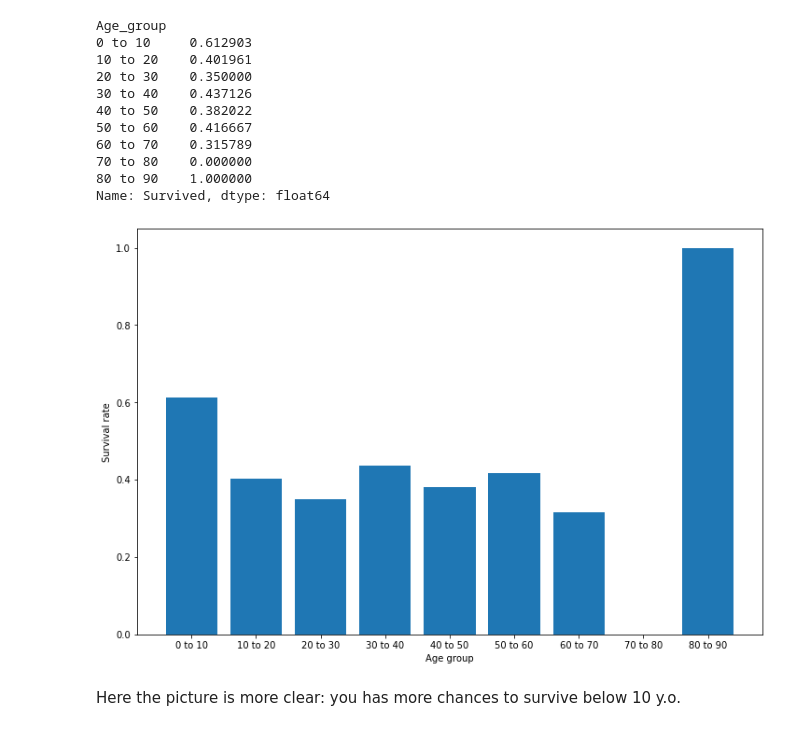
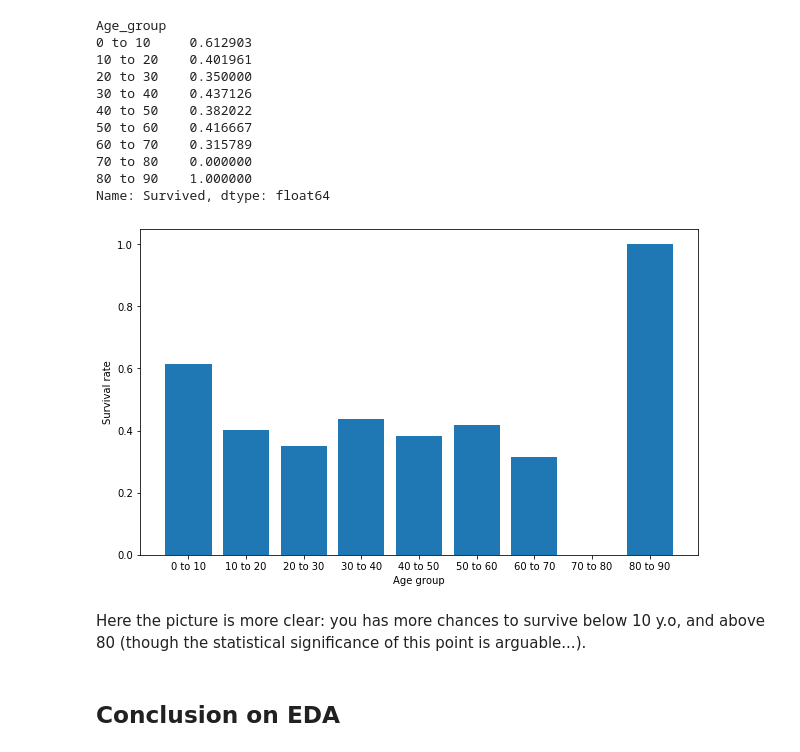
Before and after one commit to vincent-vdb/Edhec_2020_ML_Intro, a Jupyter notebook: 02_Scientific_Computing/02_Data-Visualization.ipynb, the cells around one changed output. Saved outputs shown, nothing was run; the diff lists cells and outputs as text; code cells hidden in the pictures.

```diff
--- a/02_Scientific_Computing/02_Data-Visualization.ipynb
+++ b/02_Scientific_Computing/02_Data-Visualization.ipynb
@@ -307,11 +288,11 @@ The function draws a scatter plot of the observations. It displays values for ty
 # %%
-x = range(1,101)
-y = x + np.random.randn(100) * 15
+# Simulate a trend with noise
+x = np.arange(0, 5, 0.1)
+y = x*x + np.random.randn(50)*np.sqrt(x)
 
 plt.figure(figsize=(10,5))
 plt.scatter(x=x,
             y=y,
-            marker='o',
-            alpha=0.5)
+            marker='o')
 plt.show()
 # %% [output]
@@ -430,12 +411,14 @@ Age_group
 80 to 90    1.000000
 Name: Survived, dtype: float64
 # %%
-plt.figure(figsize=(12, 8))
+plt.figure(figsize=(10, 6))
 plt.bar(survival.index, survival.values)
 plt.ylabel('Survival rate')
 plt.xlabel('Age group')
 plt.show()
 # %% [output]
-[figure, old version]
+[figure, new version]
 # %% [markdown]
-Here the picture is more clear: you has more chances to survive below 10 y.o.
+Here the picture is more clear: you has more chances to survive below 10 y.o, and above 80 (though the statistical significance of this point is arguable...).
+# %% [markdown]
+## Conclusion on EDA
```
Also changed, not shown: parts of 31 cells of this notebook, 5 other files.
